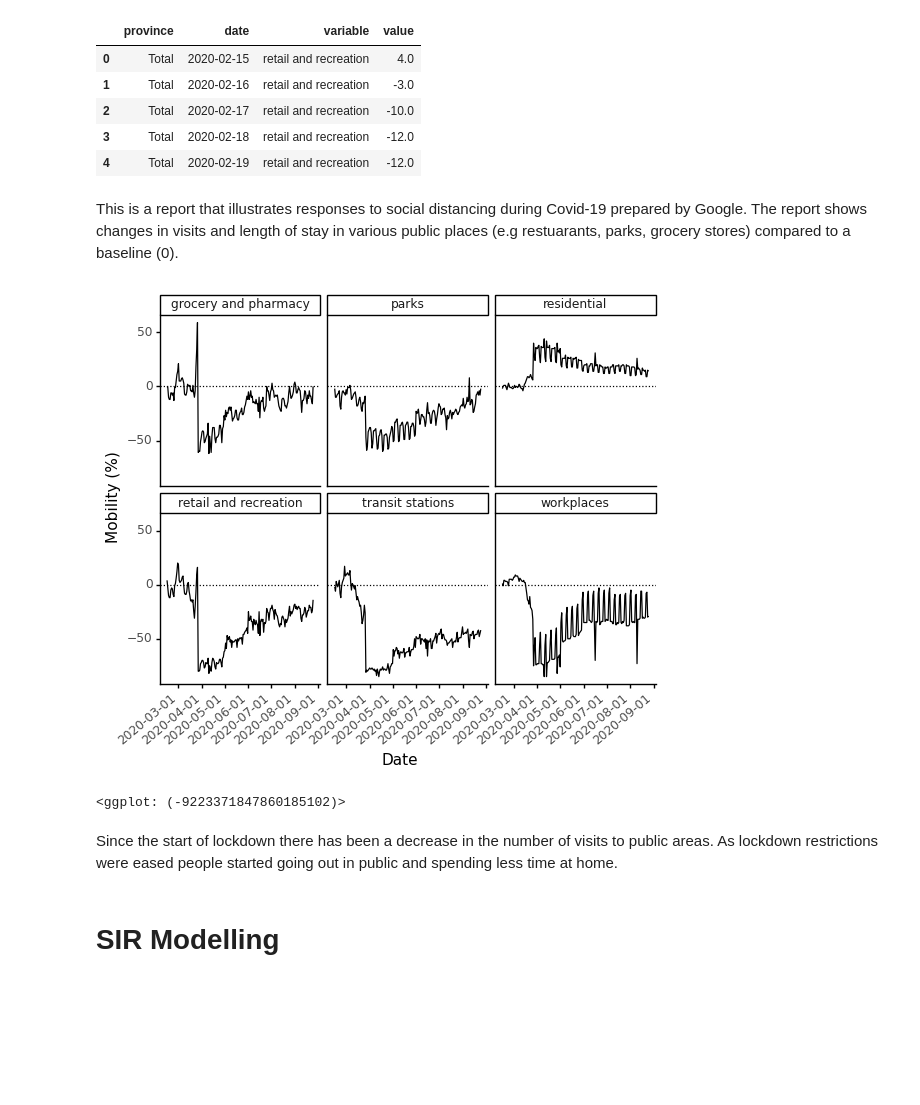
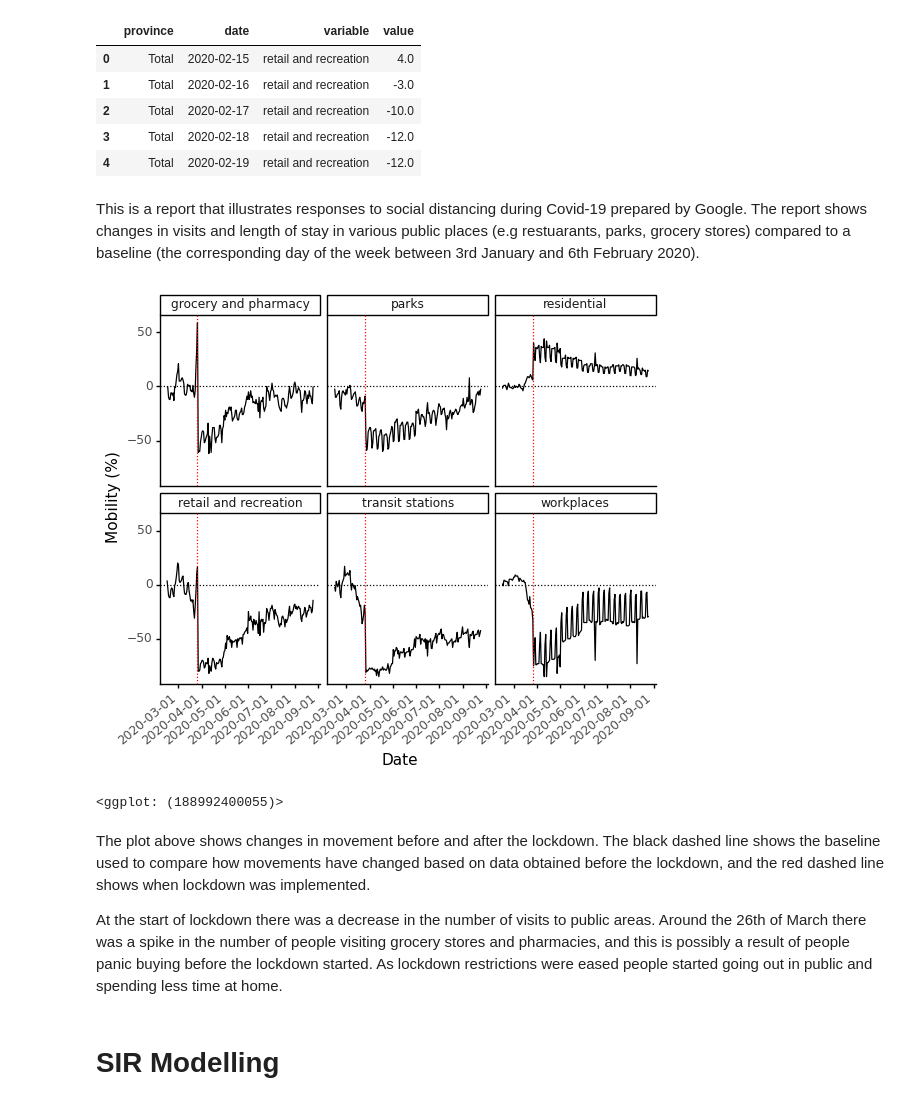
Before and after one commit to ZintleFaltein/Covid-modelling, a Jupyter notebook: Notebooks/Covid19_analysis.ipynb, the cells around one changed output. Drawn from its saved outputs; the diff is of its cells as text; code cells hidden in the pictures; blank space fills up the shorter version.

```diff
--- a/Notebooks/Covid19_analysis.ipynb
+++ b/Notebooks/Covid19_analysis.ipynb
@@ -316,21 +336,24 @@ mobility.head()
 | 3 | Total | 2020-02-18 | retail and recreation | -12.0 |
 | 4 | Total | 2020-02-19 | retail and recreation | -12.0 |
 # %% [markdown]
-This is a report that illustrates responses to social distancing during Covid-19 prepared by Google. The report shows changes in visits and length of stay in various public places (e.g restuarants, parks, grocery stores) compared to a baseline (0).
+This is a report that illustrates responses to social distancing during Covid-19 prepared by Google. The report shows changes in visits and length of stay in various public places (e.g restuarants, parks, grocery stores) compared to a baseline (the corresponding day of the week between 3rd January and 6th February 2020).
 # %%
 (ggplot(mobility, aes(x='date', y='value'))
     + geom_line()
     + facet_wrap('variable')
     + geom_hline(yintercept=0, linetype='dotted')
     + theme_classic()
     + theme(axis_text_x=element_text(rotation=40, hjust=1))
     + labs(x = 'Date', y = 'Mobility (%)')
+    + geom_vline(xintercept=['2020-03-26'], linetype='dotted', color='red')
 )
 # %% [output]
-[figure, old version]
+[figure, new version]
-<ggplot: (-9223371847860185102)>
+<ggplot: (188992400055)>
-# %% [markdown]
-Since the start of lockdown there has been a decrease in the number of visits to public areas. As lockdown restrictions were eased people started going out in public and spending less time at home.
+# %% [markdown]
+The plot above shows changes in movement before and after the lockdown. The black dashed line shows the baseline used to compare how movements have changed based on data obtained before the lockdown, and the red dashed line shows when lockdown was implemented.
+
+At the start of lockdown there was a decrease in the number of visits to public areas. Around the 26th of March there was a spike in the number of people visiting grocery stores and pharmacies, and this is possibly a result of people panic buying before the lockdown started. As lockdown restrictions were eased people started going out in public and spending less time at home.
 # %% [markdown]
 # SIR Modelling
 # %% [markdown]
```
Also changed, not shown: parts of 32 cells of this notebook, 1 other file.
